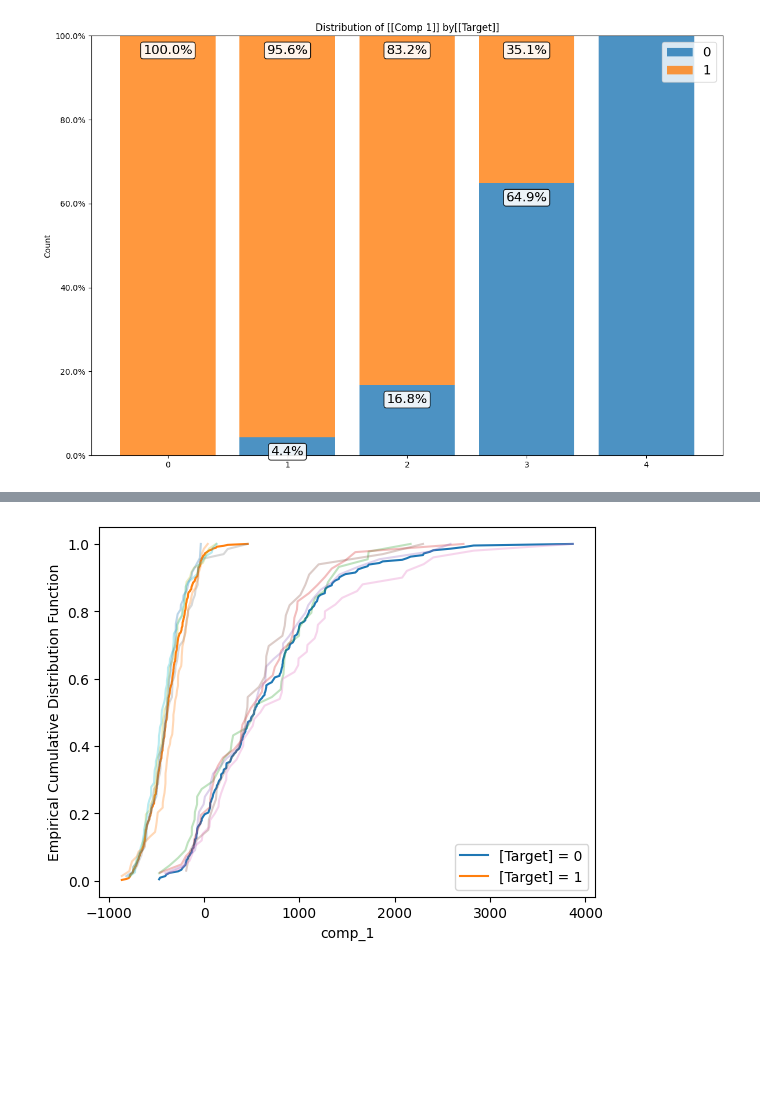
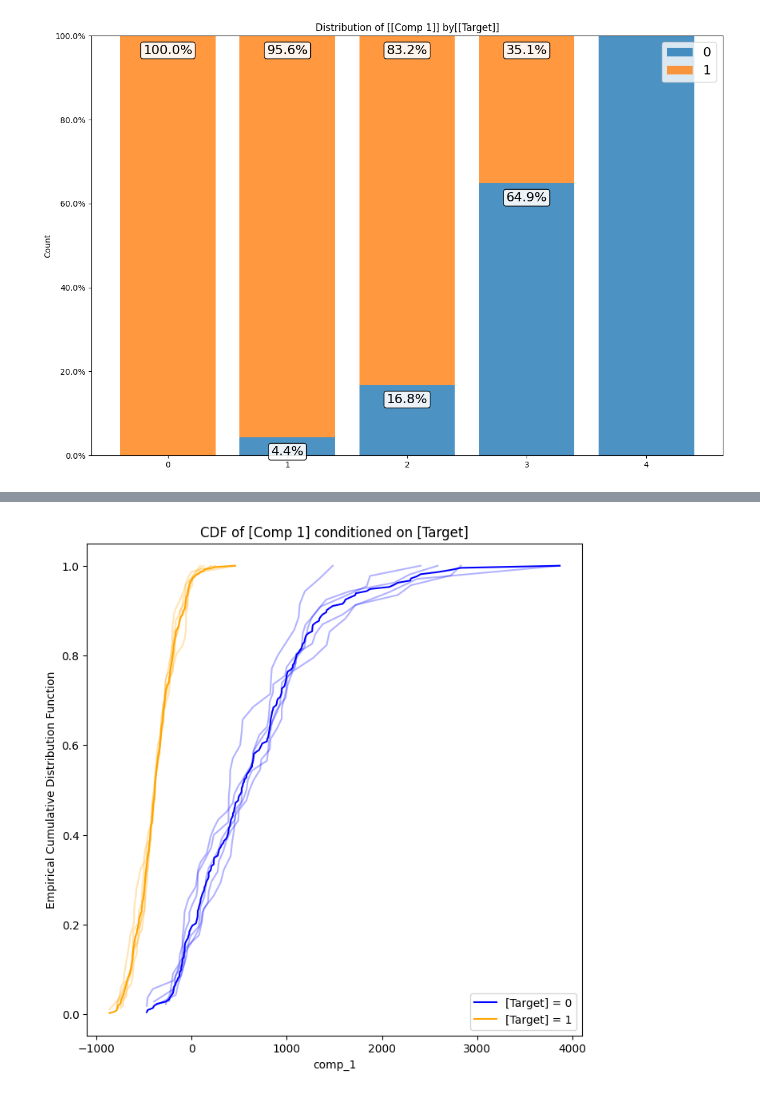
Before and after one commit to predictables/predictables, a Jupyter notebook: dev_univariate.ipynb, the cells around one changed output, grey strips where cells are left out. Drawn from its saved outputs; the diff is of its cells as text; code cells hidden in the pictures; blank space fills up the shorter version.

Commit message:
plot works, but no JS annotation. need to look into why the ROC plot is not rendering, but otherwise simple to put all on the same axis

```diff
--- a/dev_univariate.ipynb
+++ b/dev_univariate.ipynb
@@ -217,5 +217,5 @@ density_plot(feature, m.y_train, m.df.cv);
 # %%
-%run predictables/univariate/src/plots/cdf_plot.py
-cdf_plot_matplotlib(feature, m.y_train, m.df.cv);
+from predictables.univariate.src.plots.cdf_plot import cdf_plot
+cdf_plot(feature, m.y_train, m.df.cv);
 # %% [output]
-[figure, old version]
+[figure, new version]
```
Also changed, not shown: parts of 8 cells of this notebook, 6 other files.
